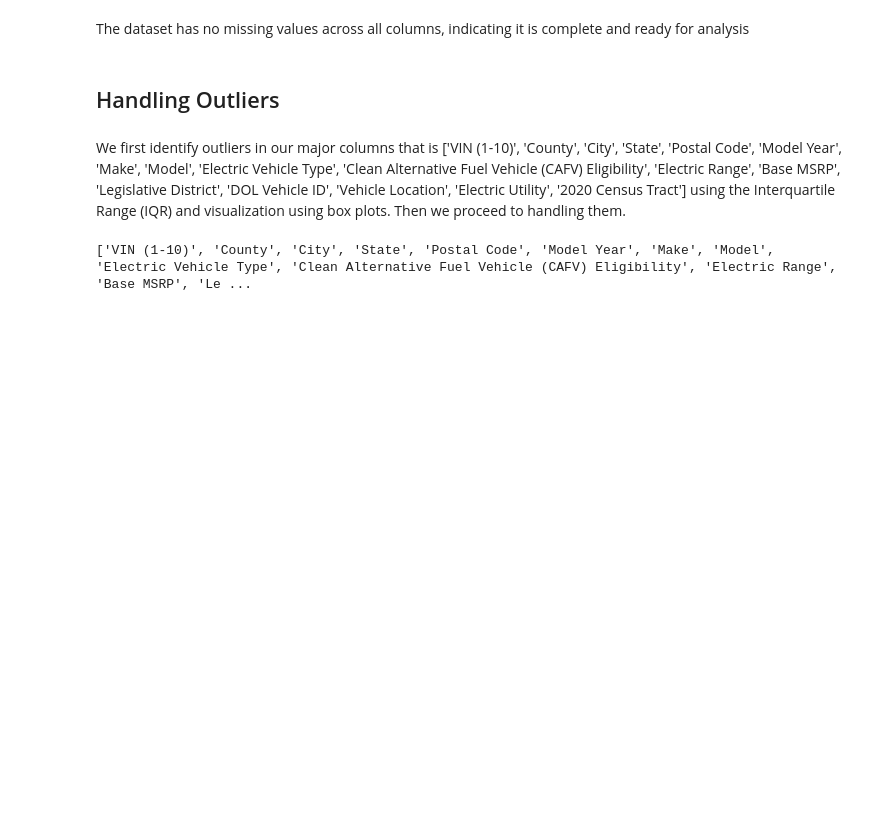
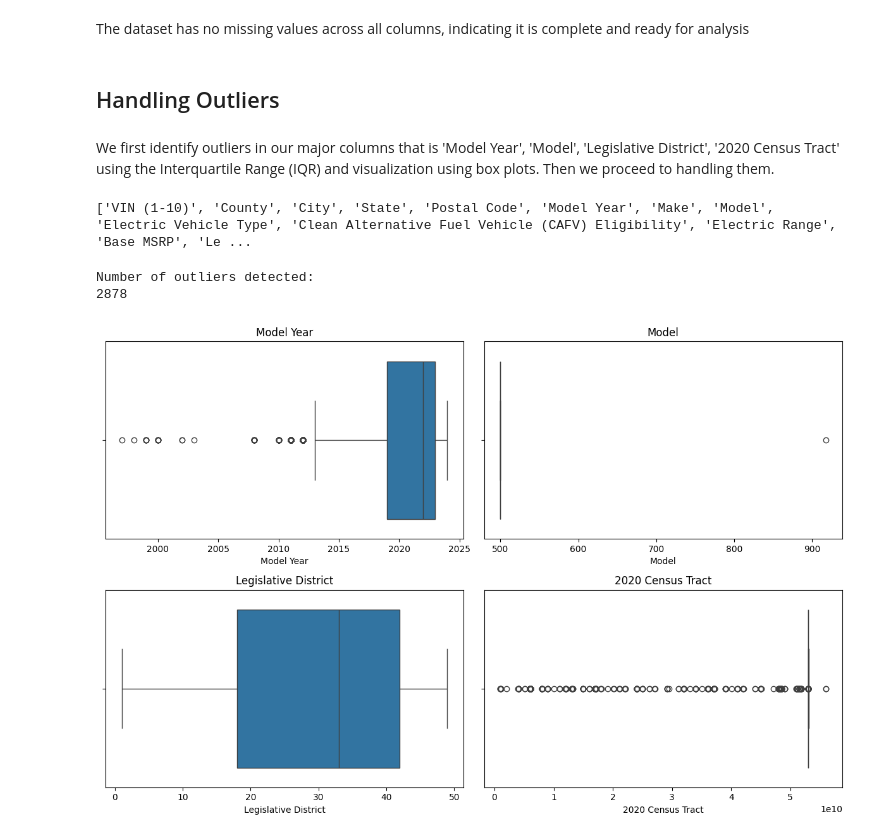
Before and after one commit to Ann-Tonina/Electric-Vehicles-Population-2024, a Jupyter notebook: EVpopulation.ipynb, the cells around one changed output. Drawn from its saved outputs; the diff is of its cells as text; code cells hidden in the pictures; blank space fills up the shorter version.

Commit message:
Handling Outliers

```diff
--- a/EVpopulation.ipynb
+++ b/EVpopulation.ipynb
@@ -364,12 +364,52 @@ Electric Utility                                     0
 dtype: int64
 # %% [markdown]
 The dataset has no missing values across all columns, indicating it is complete and ready for analysis
+# %%
+cols_to_convert = ['County', 'City', 'Model Year', 'Make', 'Model', 'Electric Vehicle Type', 'Clean Alternative Fuel Vehicle (CAFV) Eligibility', 'Legislative District', '2020 Census Tract']
+
+for col in cols_to_convert:
+    df[col] = pd.to_numeric(df[col], errors='coerce')
 # %% [markdown]
 ## Handling Outliers
 # %% [markdown]
-We first identify outliers in our major columns that is ['VIN (1-10)', 'County', 'City', 'State', 'Postal Code', 'Model Year', 'Make', 'Model', 'Electric Vehicle Type', 'Clean Alternative Fuel Vehicle (CAFV) Eligibility', 'Electric Range', 'Base MSRP', 'Legislative District', 'DOL Vehicle ID', 'Vehicle Location', 'Electric Utility', '2020 Census Tract'] using the Interquartile Range (IQR) and visualization using box plots. Then we proceed to handling them.
+We first identify outliers in our major columns that is 'Model Year', 'Model', 'Legislative District', '2020 Census Tract' using the Interquartile Range (IQR) and visualization using box plots. Then we proceed to handling them.
 # %%
 # List all column names
 print(df.columns.tolist())
 # %% [output]
 ['VIN (1-10)', 'County', 'City', 'State', 'Postal Code', 'Model Year', 'Make', 'Model', 'Electric Vehicle Type', 'Clean Alternative Fuel Vehicle (CAFV) Eligibility', 'Electric Range', 'Base MSRP', 'Le ...
+# %%
+# Define the columns you want to check for outliers
+major_columns = ['Model Year', 'Model', 'Legislative District', '2020 Census Tract']
+
+# Calculate IQR for each column
+Q1 = df[major_columns].quantile(0.25)
+Q3 = df[major_columns].quantile(0.75)
+IQR = Q3 - Q1
+
+# Determine outliers using IQR
+outliers = ((df[major_columns] < (Q1 - 1.5 * IQR)) | (df[major_columns] > (Q3 + 1.5 * IQR))).any(axis=1)
+
+# Print number of outliers
+print("Number of outliers detected:")
+print(outliers.sum())
+# %% [output]
+Number of outliers detected:
+2878
+# %%
+# Set up the figure size
+plt.figure(figsize=(12, 8))
+
+# Create box plots for each column using Seaborn
+for i, col in enumerate(major_columns, 1):
+    plt.subplot(2, 2, i)
+    sns.boxplot(x=df[col])
+    plt.title(col)
+
+# Adjust layout
+plt.tight_layout()
+
+# Show plot
+plt.show();
+# %% [output]
+[figure, added]
```
Also changed, not shown: parts of 5 cells of this notebook.
